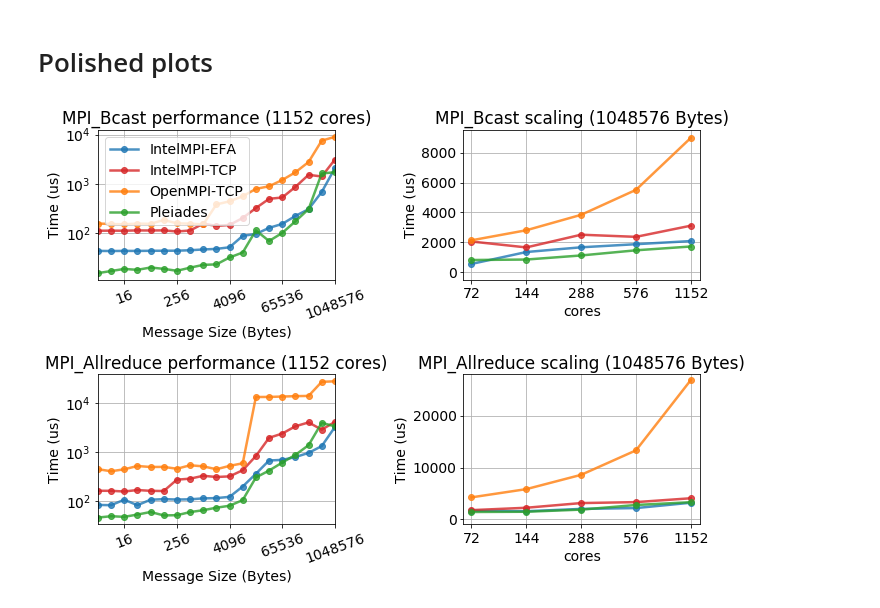
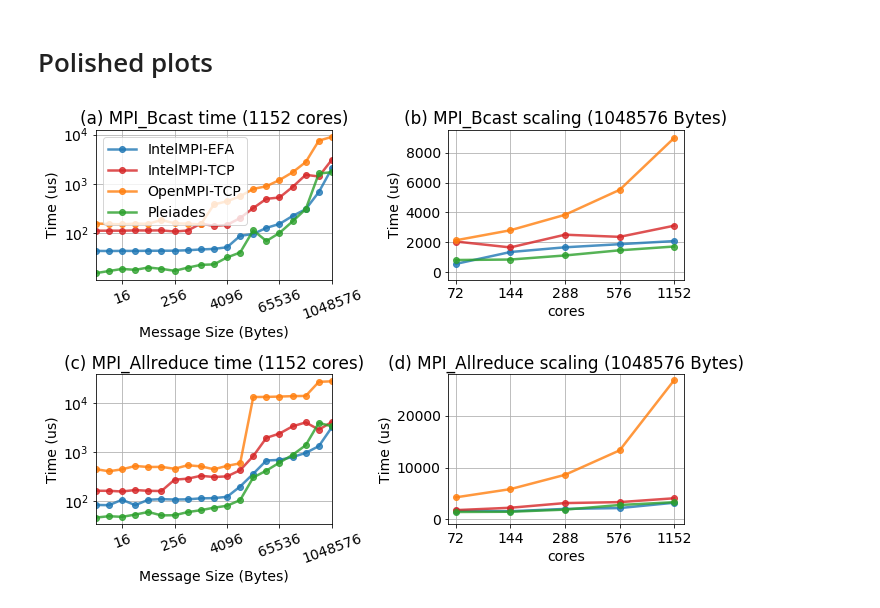
Before and after one commit to JiaweiZhuang/aws-mpi-benchmark, a Jupyter notebook: notebooks/collective_compare_pleiades.ipynb, the cells around one changed output. Saved outputs shown, nothing was run; the diff lists cells and outputs as text; code cells hidden in the pictures.

```diff
--- a/notebooks/collective_compare_pleiades.ipynb
+++ b/notebooks/collective_compare_pleiades.ipynb
@@ -210,35 +210,35 @@ colors = ['C0', 'C3', 'C1', 'C2']
 plot_kwargs = dict(color=colors, linewidth=2.5, alpha=0.8)
 
 plot_osu(df_mes[2:], ax=axes[0][0], x_start=2, legend=True, **plot_kwargs, logy=True)
 plot_osu(df_ad_mes, ax=axes[1][0], x_start=2, legend=False, **plot_kwargs, logy=True)
 
 df_cores.plot(ax=axes[0][1], marker='o', **plot_kwargs, logx=True, grid=True, legend=False)
 df_ad_cores.plot(ax=axes[1][1], marker='o', **plot_kwargs, logx=True, grid=True, legend=False)
 
 for ax in [axes[0][1], axes[1][1]]:
     ax.xaxis.set_major_formatter(ScalarFormatter())
     ax.minorticks_off()
 
     ax.set_xticks(df_cores.index.values)
     ax.set_xlim(65, 1300)
 
 axes[0][1].set_ylim(-500, 9500)
 axes[1][1].set_ylim(-1000, 28000)
 
-axes[0][0].set_title('MPI_Bcast performance (1152 cores)')
-axes[1][0].set_title('MPI_Allreduce performance (1152 cores)')
+axes[0][0].set_title('(a) MPI_Bcast time (1152 cores)')
+axes[1][0].set_title('(c) MPI_Allreduce time (1152 cores)')
 
-axes[0][1].set_title('MPI_Bcast scaling (1048576 Bytes)')
-axes[1][1].set_title('MPI_Allreduce scaling (1048576 Bytes)')
+axes[0][1].set_title('(b) MPI_Bcast scaling (1048576 Bytes)')
+axes[1][1].set_title('(d) MPI_Allreduce scaling (1048576 Bytes)')
 
 for ax in axes.flatten():
     ax.set_ylabel('Time (us)')
 
 for ax in axes[:, 0]:
     ax.tick_params(axis='x', labelrotation=20)  # https://stackoverflow.com/a/54353146
 
 fig.tight_layout()
 
 fig.savefig('collectives_compare.png', dpi=300)
 # %% [output]
-[figure, old version]
+[figure, new version]
```
Also changed, not shown: 1 other file.
